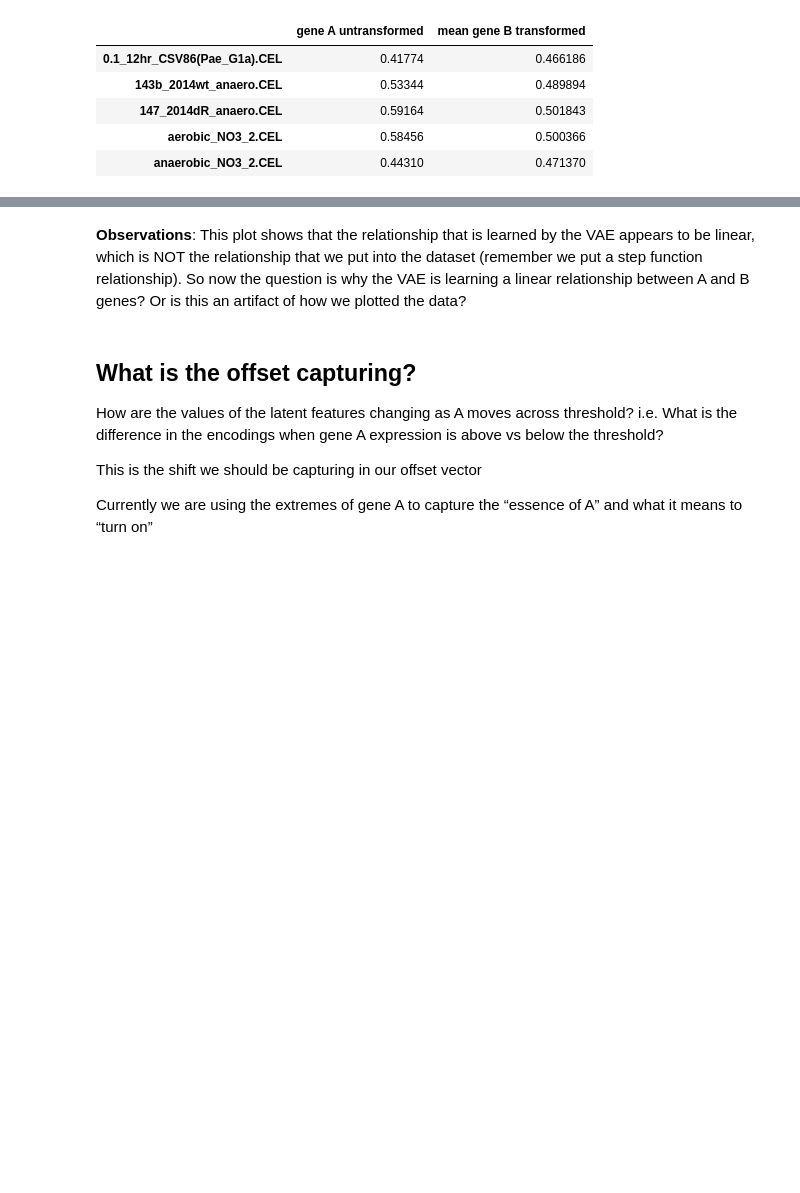
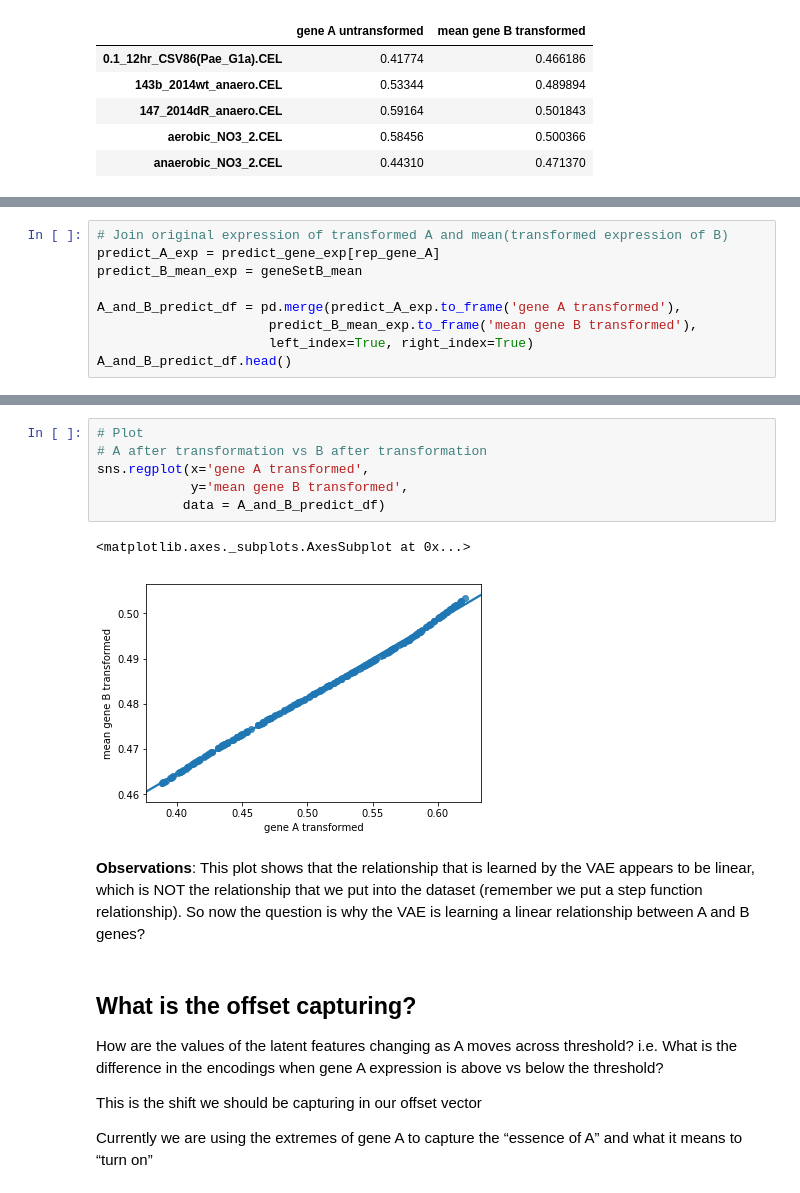
Before and after one commit to greenelab/Pseudomonas_latent_spaces, a Jupyter notebook: scripts/explore_relationship_AandB.ipynb, the cells around one changed output, grey strips where cells are left out. Cells and saved outputs as stored; diff of their text form; blank space fills up the shorter version.

```diff
--- a/scripts/explore_relationship_AandB.ipynb
+++ b/scripts/explore_relationship_AandB.ipynb
@@ -414,3 +420,12 @@ sns.regplot(x='gene A untransformed',
 # %% [output]
 <matplotlib.axes._subplots.AxesSubplot at 0x...>
 [figure]
+# %%
+# Join original expression of transformed A and mean(transformed expression of B)
+predict_A_exp = predict_gene_exp[rep_gene_A]
+predict_B_mean_exp = geneSetB_mean
+
+A_and_B_predict_df = pd.merge(predict_A_exp.to_frame('gene A transformed'),
+                      predict_B_mean_exp.to_frame('mean gene B transformed'),
+                      left_index=True, right_index=True)
+A_and_B_predict_df.head()
@@ -417,5 +439,14 @@ sns.regplot(x='gene A untransformed',
+# %%
+# Plot
+# A after transformation vs B after transformation
+sns.regplot(x='gene A transformed',
+            y='mean gene B transformed',
+           data = A_and_B_predict_df)
+# %% [output]
+<matplotlib.axes._subplots.AxesSubplot at 0x...>
+[figure, added]
 # %% [markdown]
-**Observations**:  This plot shows that the relationship that is learned by the VAE appears to be linear, which is NOT the relationship that we put into the dataset (remember we put a step function relationship).  So now the question is why the VAE is learning a linear relationship between A and B genes?  Or is this an artifact of how we plotted the data?
+**Observations**:  This plot shows that the relationship that is learned by the VAE appears to be linear, which is NOT the relationship that we put into the dataset (remember we put a step function relationship).  So now the question is why the VAE is learning a linear relationship between A and B genes?
 # %% [markdown]
 ## What is the offset capturing?
 
```
Also changed, not shown: parts of 8 cells of this notebook, 1 other file.
